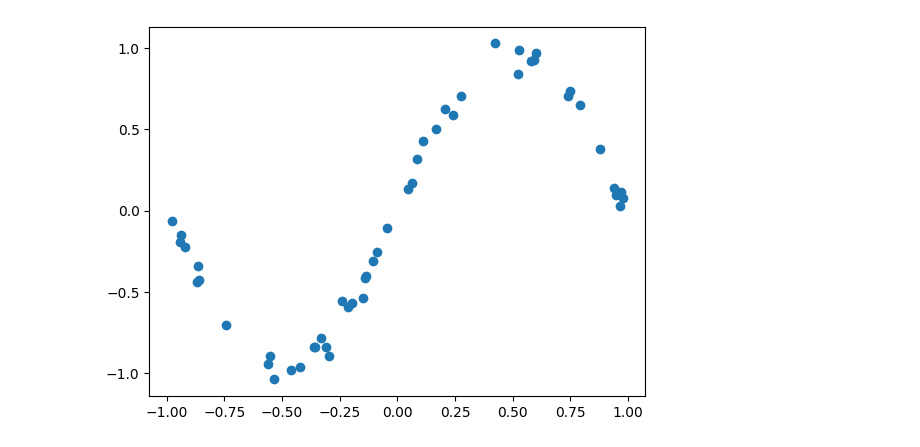
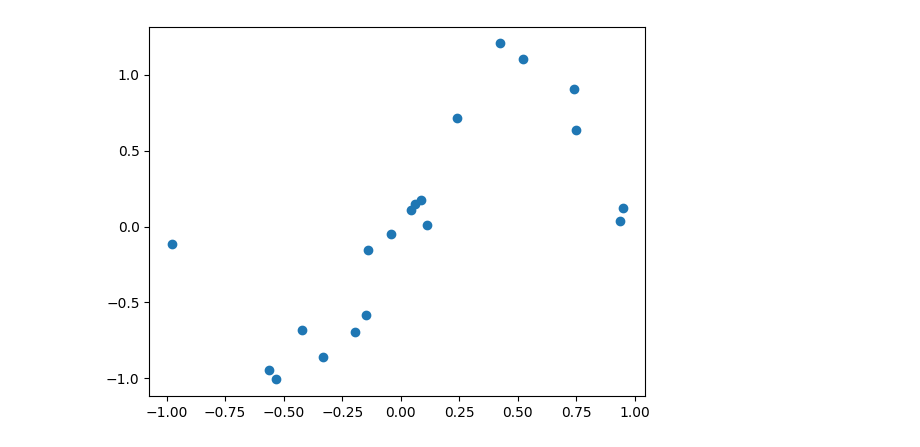
Before and after one commit to nmrintel/Quantum, a Jupyter notebook: qulacs/fit_sin.ipynb, the cells around one changed output. Saved outputs shown, nothing was run; the diff lists cells and outputs as text; code cells hidden in the pictures.

```diff
--- a/qulacs/fit_sin.ipynb
+++ b/qulacs/fit_sin.ipynb
@@ -5,13 +5,13 @@ import matplotlib.pyplot as plt
 from functools import reduce
 import statistics
 # %%
-nqubit = 3
-c_depth = 3
+nqubit = 4
+c_depth = 10
 time_step = 10
 
 x_min = -1.
 x_max = 1.
-num_x_train = 50
+num_x_train = 20
 
 func_to_learn = lambda x: np.sin(np.pi*x)
 
@@ -20,14 +20,14 @@ np.random.seed(random_seed)
 # %%
 x_train = x_min + (x_max - x_min)*np.random.rand(num_x_train)
 y_train = func_to_learn(x_train)
 
-mag_noise = 0.05
+mag_noise = 0.2
 y_train = y_train+ mag_noise * np.random.randn(num_x_train)
 
 plt.plot(x_train,y_train,"o")
 plt.show()
 # %% [output]
-[figure, old version]
+[figure, new version]
 # %%
 from qulacs import QuantumState,QuantumCircuit
 
```
Also changed, not shown: parts of 5 cells of this notebook, 7 other files.
